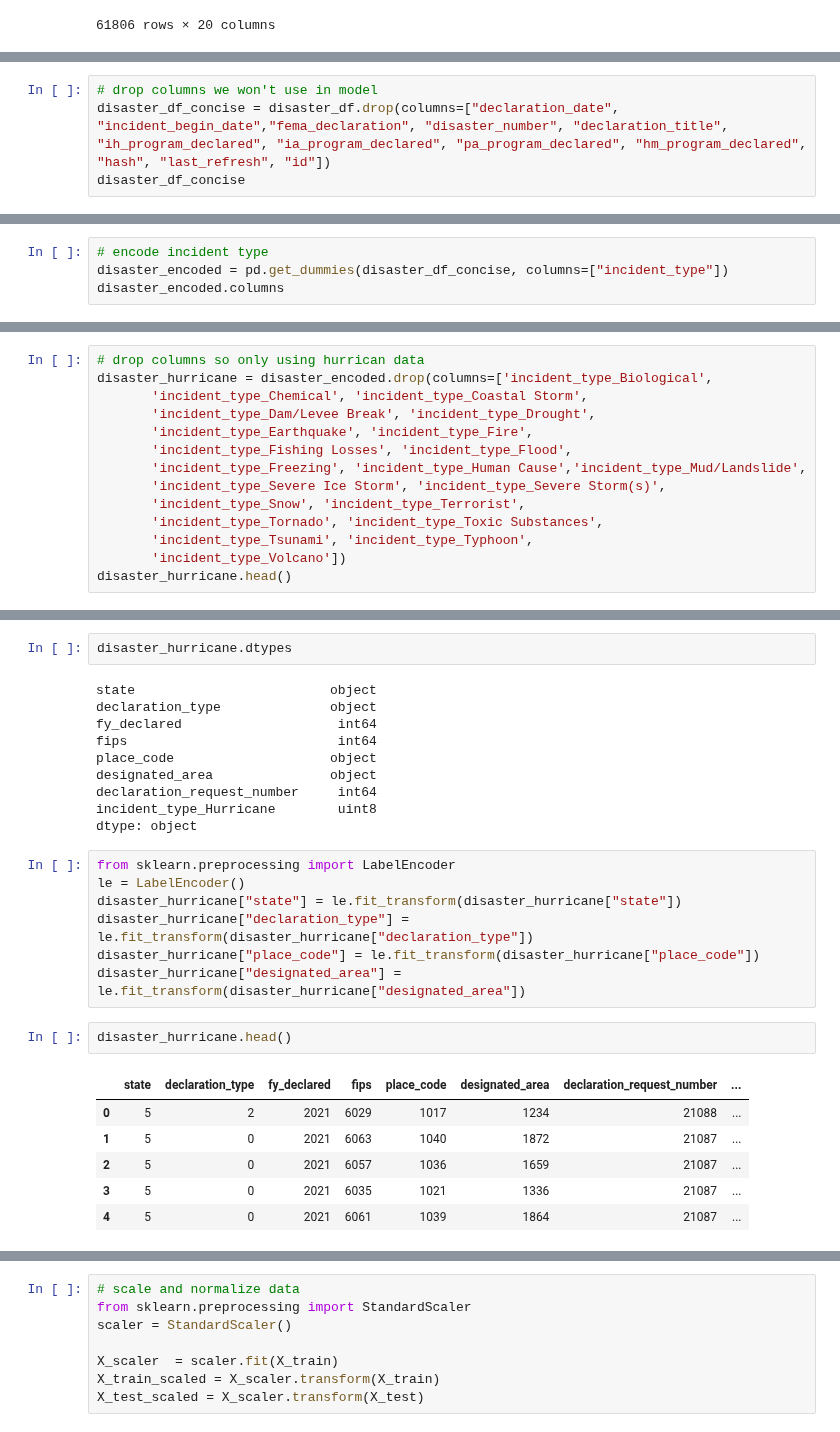
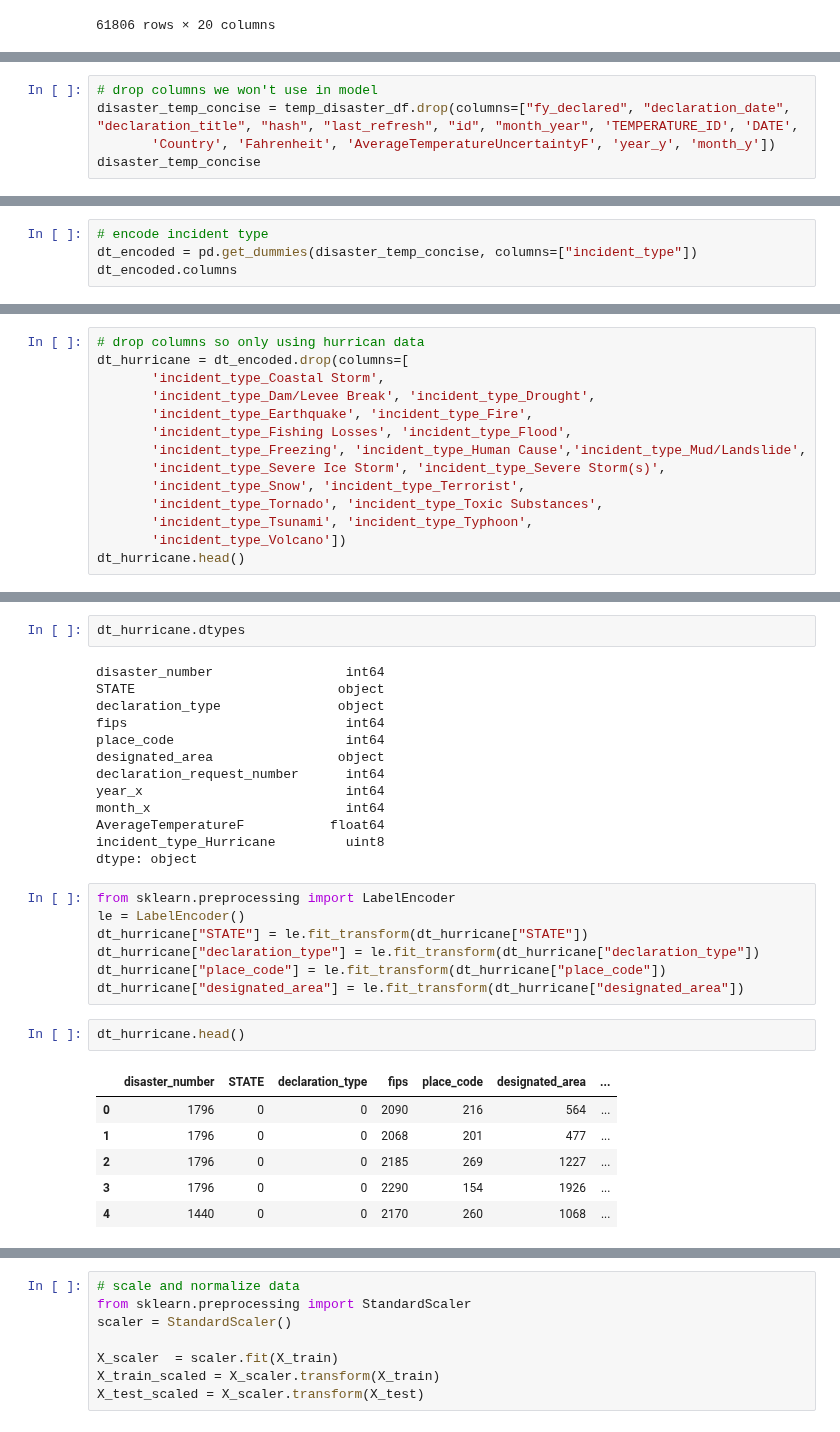
Before and after one commit to mscorcia/Natural-Disaster-Analysis, a Jupyter notebook: Machine_Learning_Code/db_connection_logistic_combined_temp_disaster.ipynb, the cells around one changed output, grey strips where cells are left out. Cells and saved outputs as stored; diff of their text form.

```diff
--- a/Machine_Learning_Code/db_connection_logistic_reg.ipynb
+++ b/Machine_Learning_Code/db_connection_logistic_combined_temp_disaster.ipynb
@@ -59,5 +92,6 @@ disaster_df
 # %%
 # drop columns we won't use in model
-disaster_df_concise = disaster_df.drop(columns=["declaration_date", "incident_begin_date","fema_declaration", "disaster_number", "declaration_title", "ih_program_declared", "ia_program_declared", "pa_program_declared", "hm_program_declared",  "hash", "last_refresh", "id"])
-disaster_df_concise
+disaster_temp_concise = temp_disaster_df.drop(columns=["fy_declared", "declaration_date", "declaration_title", "hash", "last_refresh", "id", "month_year", 'TEMPERATURE_ID', 'DATE',
+       'Country', 'Fahrenheit', 'AverageTemperatureUncertaintyF', 'year_y', 'month_y'])
+disaster_temp_concise
 # %% [output]
@@ -77,5 +126,5 @@ disaster_df_concise
 # %%
 # encode incident type
-disaster_encoded = pd.get_dummies(disaster_df_concise, columns=["incident_type"])
-disaster_encoded.columns
+dt_encoded = pd.get_dummies(disaster_temp_concise, columns=["incident_type"])
+dt_encoded.columns
 # %% [output]
@@ -95,8 +144,8 @@ Index(['state', 'declaration_type', 'fy_declared', 'fips', 'place_code',
       dtype='object')
 # %%
 # drop columns so only using hurrican data
-disaster_hurricane = disaster_encoded.drop(columns=['incident_type_Biological',
-       'incident_type_Chemical', 'incident_type_Coastal Storm',
+dt_hurricane = dt_encoded.drop(columns=[
+       'incident_type_Coastal Storm',
        'incident_type_Dam/Levee Break', 'incident_type_Drought',
        'incident_type_Earthquake', 'incident_type_Fire',
        'incident_type_Fishing Losses', 'incident_type_Flood',
@@ -106,5 +155,5 @@ disaster_hurricane = disaster_encoded.drop(columns=['incident_type_Biological',
        'incident_type_Tornado', 'incident_type_Toxic Substances',
        'incident_type_Tsunami', 'incident_type_Typhoon',
        'incident_type_Volcano'])
-disaster_hurricane.head()
+dt_hurricane.head()
 # %% [output]
@@ -117,29 +166,32 @@ disaster_hurricane.head()
 # %%
-disaster_hurricane.dtypes
+dt_hurricane.dtypes
 # %% [output]
-state                         object
-declaration_type              object
-fy_declared                    int64
-fips                           int64
-place_code                    object
-designated_area               object
-declaration_request_number     int64
-incident_type_Hurricane        uint8
+disaster_number                 int64
+STATE                          object
+declaration_type               object
+fips                            int64
+place_code                      int64
+designated_area                object
+declaration_request_number      int64
+year_x                          int64
+month_x                         int64
+AverageTemperatureF           float64
+incident_type_Hurricane         uint8
 dtype: object
 # %%
 from sklearn.preprocessing import LabelEncoder
 le = LabelEncoder()
-disaster_hurricane["state"] = le.fit_transform(disaster_hurricane["state"])
-disaster_hurricane["declaration_type"] = le.fit_transform(disaster_hurricane["declaration_type"])
-disaster_hurricane["place_code"] = le.fit_transform(disaster_hurricane["place_code"])
-disaster_hurricane["designated_area"] = le.fit_transform(disaster_hurricane["designated_area"])
+dt_hurricane["STATE"] = le.fit_transform(dt_hurricane["STATE"])
+dt_hurricane["declaration_type"] = le.fit_transform(dt_hurricane["declaration_type"])
+dt_hurricane["place_code"] = le.fit_transform(dt_hurricane["place_code"])
+dt_hurricane["designated_area"] = le.fit_transform(dt_hurricane["designated_area"])
 # %%
-disaster_hurricane.head()
+dt_hurricane.head()
 # %% [output]
-|  | state | declaration_type | fy_declared | fips | place_code | designated_area | declaration_request_number | ... |
-| 0 | 5 | 2 | 2021 | 6029 | 1017 | 1234 | 21088 | ... |
-| 1 | 5 | 0 | 2021 | 6063 | 1040 | 1872 | 21087 | ... |
-| 2 | 5 | 0 | 2021 | 6057 | 1036 | 1659 | 21087 | ... |
-| 3 | 5 | 0 | 2021 | 6035 | 1021 | 1336 | 21087 | ... |
-| 4 | 5 | 0 | 2021 | 6061 | 1039 | 1864 | 21087 | ... |
+|  | disaster_number | STATE | declaration_type | fips | place_code | designated_area | ... |
+| 0 | 1796 | 0 | 0 | 2090 | 216 | 564 | ... |
+| 1 | 1796 | 0 | 0 | 2068 | 201 | 477 | ... |
+| 2 | 1796 | 0 | 0 | 2185 | 269 | 1227 | ... |
+| 3 | 1796 | 0 | 0 | 2290 | 154 | 1926 | ... |
+| 4 | 1440 | 0 | 0 | 2170 | 260 | 1068 | ... |
 # %%
```
Also changed, not shown: parts of 12 cells of this notebook, 1 other file.
